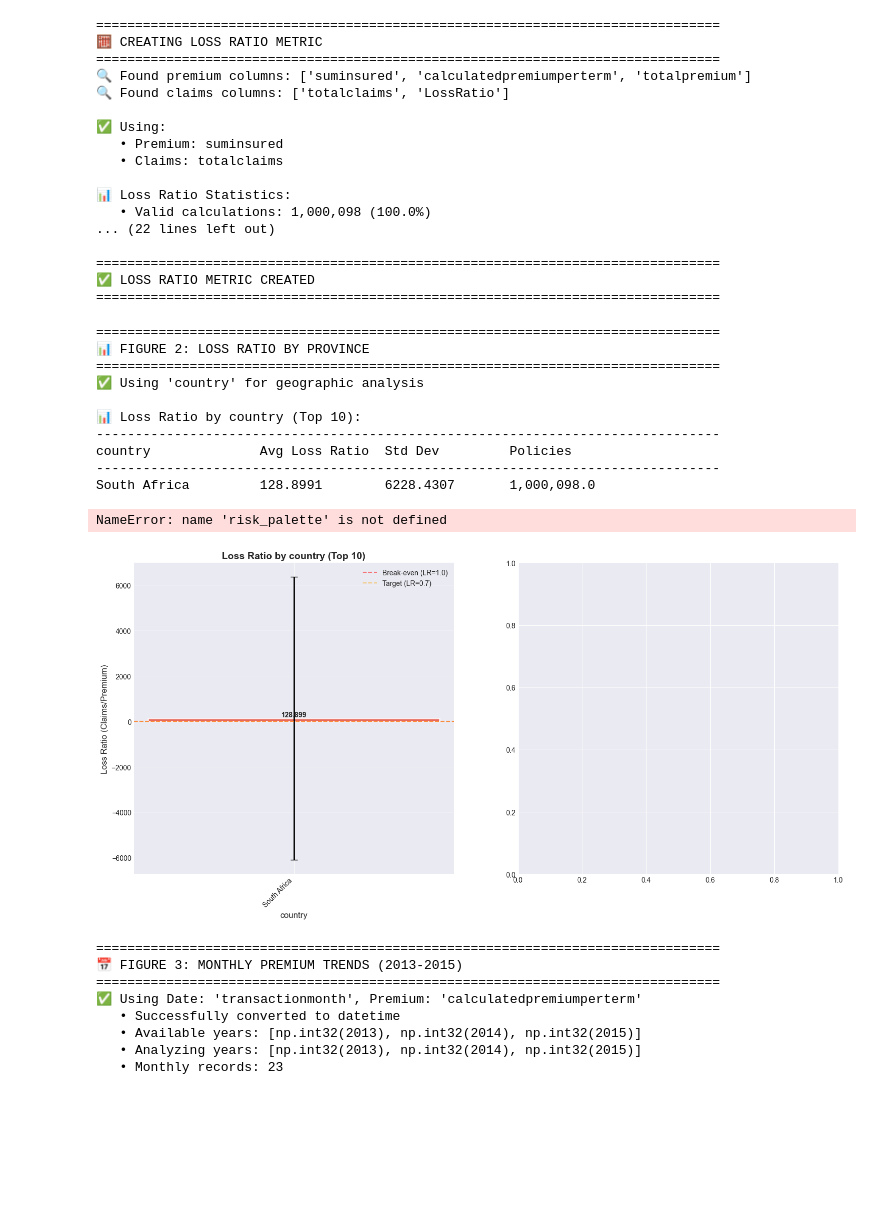
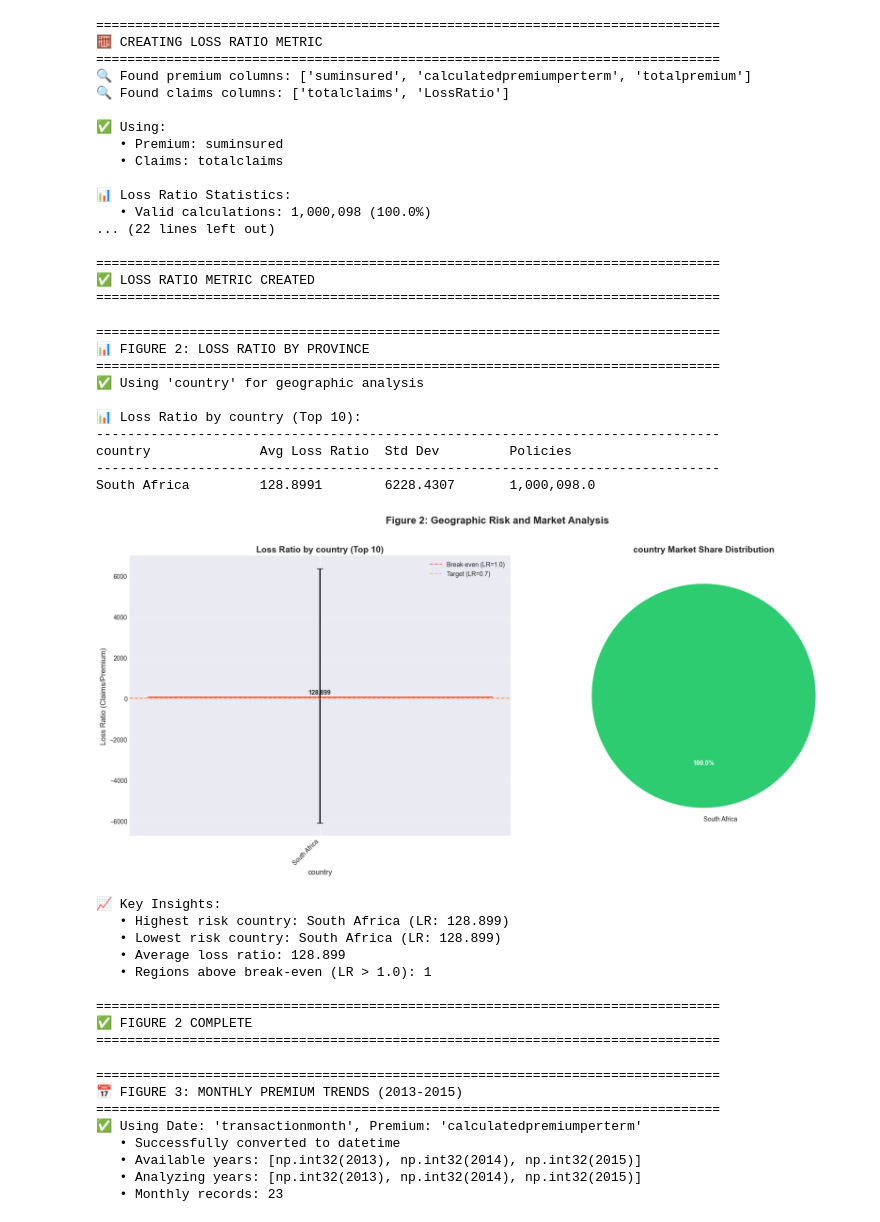
Before and after one commit to melat33/Insurance_Risk_Analytics_Predictive_modeling, a Jupyter notebook: notebooks/task1_eda/visulaization_analysis.ipynb, the cells around one changed output. Drawn from its saved outputs; the diff is of its cells as text; code cells hidden in the pictures; blank space fills up the shorter version.

Commit message:
visualization anlysis

```diff
--- a/notebooks/task1_eda/visulaization_analysis.ipynb
+++ b/notebooks/task1_eda/visulaization_analysis.ipynb
@@ -604,6 +604,15 @@ print("="*80)
 # ============================================================================
 # CELL 4: FIGURE 2 - LOSS RATIO BY PROVINCE (UPDATED)
 # ============================================================================
+import pandas as pd
+import numpy as np
+import matplotlib.pyplot as plt
+
+# --- ADD THIS ---
+risk_palette = [
+    "#2ecc71", "#f1c40f", "#e67e22", "#e74c3c",
+    "#8e44ad", "#3498db", "#1abc9c", "#95a5a6"]
+
 print("="*80)
 print("📊 FIGURE 2: LOSS RATIO BY PROVINCE")
 print("="*80)
@@ -780,35 +789,43 @@ else:
 
         # Add overall title
         plt.suptitle('Figure 2: Geographic Risk and Market Analysis',
                     fontsize=16, fontweight='bold', y=1.02)
 
         plt.tight_layout()
         plt.show()
 
         # Display key insights
         if len(province_stats) > 0:
             print(f"\n📈 Key Insights:")
             print(f"   • Highest risk {geo_col}: {province_stats.index[0]} (LR: {province_stats.iloc[0]['LossRatio_Mean']:.3f})")
             print(f"   • Lowest risk {geo_col}: {province_stats.index[-1]} (LR: {province_stats.iloc[-1]['LossRatio_Mean']:.3f})")
             print(f"   • Average loss ratio: {province_stats['LossRatio_Mean'].mean():.3f}")
             print(f"   • Regions above break-even (LR > 1.0): {(province_stats['LossRatio_Mean'] > 1.0).sum()}")
 
 print("\n" + "="*80)
 print("✅ FIGURE 2 COMPLETE")
 print("="*80)
 # %% [output]
 ================================================================================
 📊 FIGURE 2: LOSS RATIO BY PROVINCE
 ================================================================================
 ✅ Using 'country' for geographic analysis
 
 📊 Loss Ratio by country (Top 10):
 --------------------------------------------------------------------------------
 country              Avg Loss Ratio  Std Dev         Policies
 --------------------------------------------------------------------------------
 South Africa         128.8991        6228.4307       1,000,098.0
+[figure, new version]
-NameError: name 'risk_palette' is not defined
+📈 Key Insights:
+   • Highest risk country: South Africa (LR: 128.899)
+   • Lowest risk country: South Africa (LR: 128.899)
+   • Average loss ratio: 128.899
+   • Regions above break-even (LR > 1.0): 1
+
+================================================================================
+✅ FIGURE 2 COMPLETE
+================================================================================
-[figure, old version]
 # %%
 # ============================================================================
 # CELL 5: FIGURE 3 - MONTHLY PREMIUM TRENDS (2013-2015)
```
